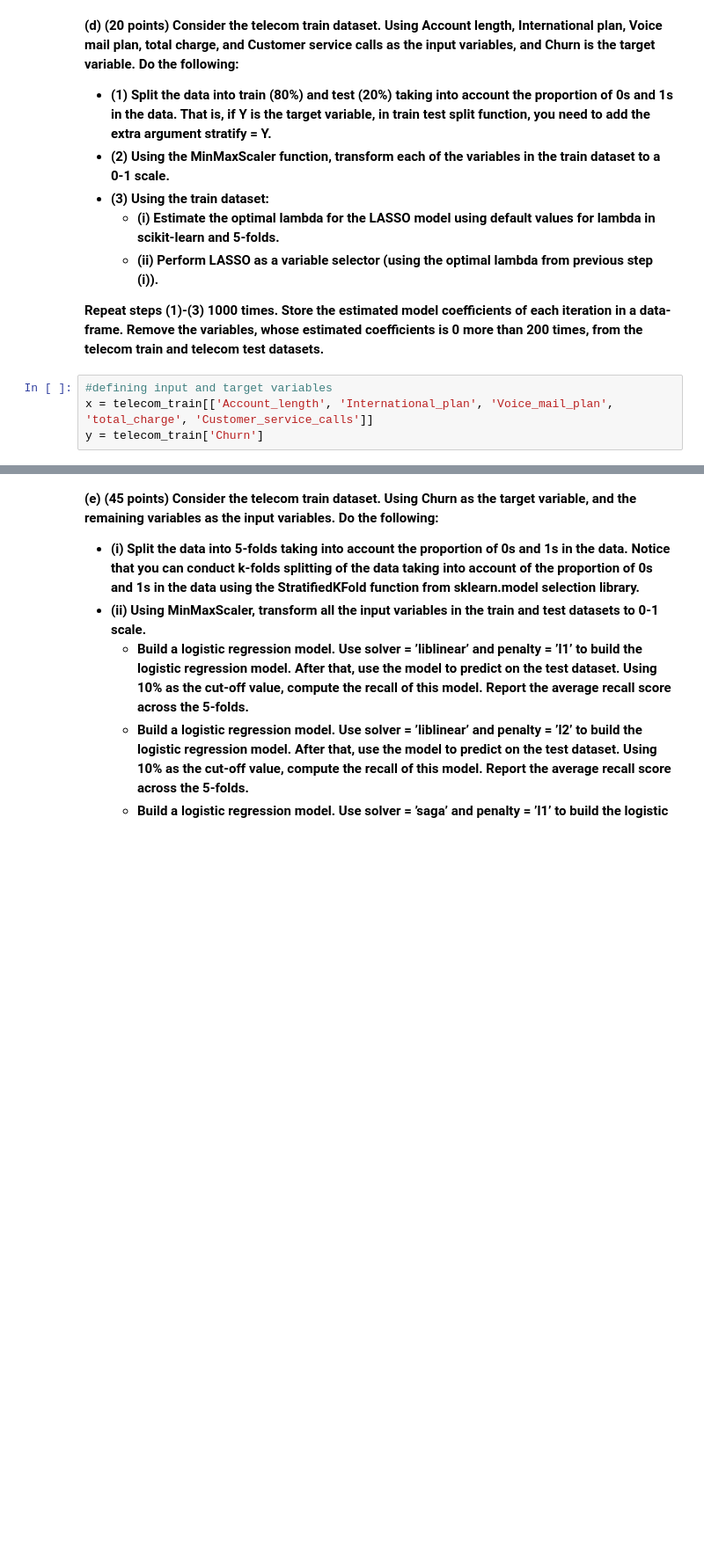
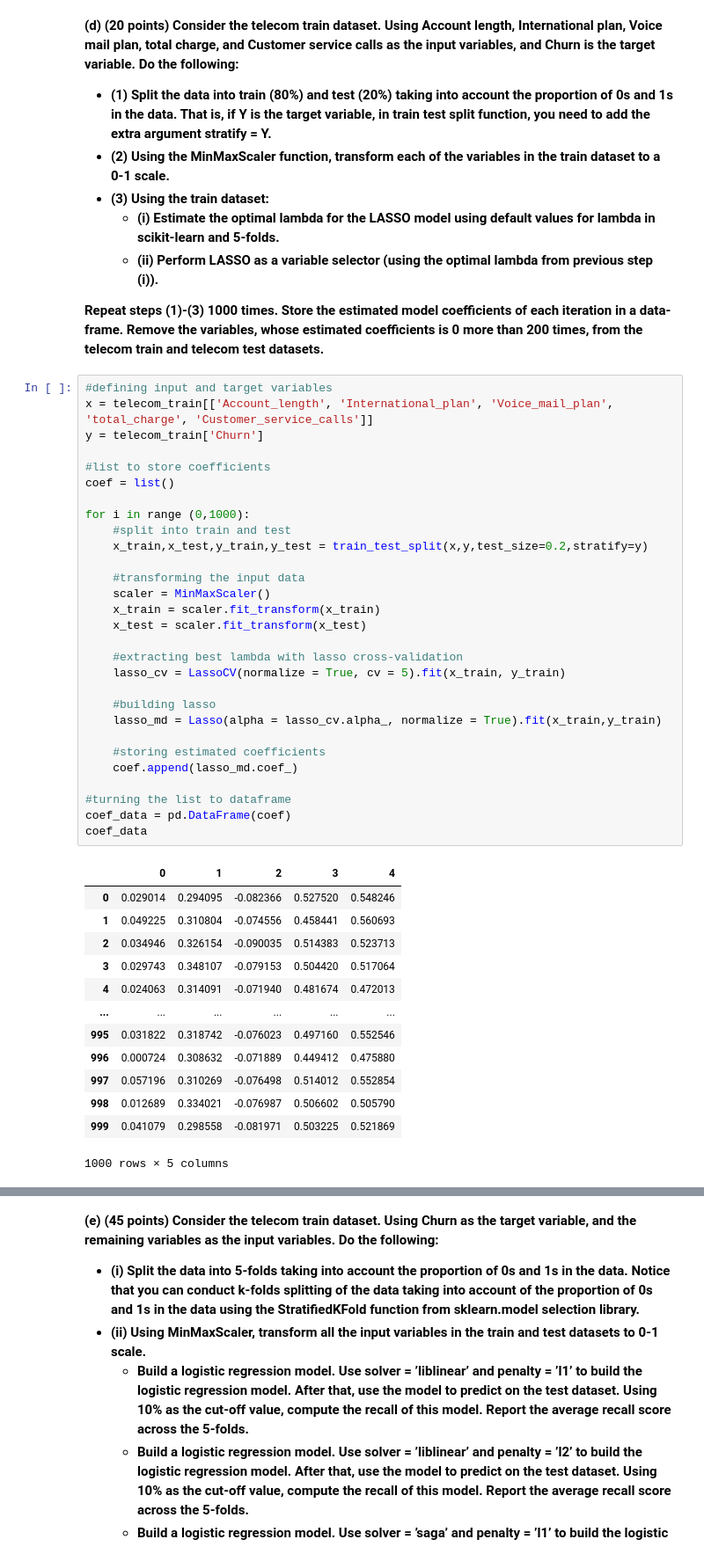
Before and after one commit to craigshaf50/DATA-445, a Jupyter notebook: Exams/Exam1/Exam1_Q2.ipynb, the cells around one changed output, grey strips where cells are left out. Shown at 88% size. Cells and saved outputs as stored; diff of their text form; blank space fills up the shorter version.

```diff
--- a/Exams/Exam1/Exam1_Q2.ipynb
+++ b/Exams/Exam1/Exam1_Q2.ipynb
@@ -127,7 +127,46 @@ telecom_test.head()
     - **(ii) Perform LASSO as a variable selector (using the optimal lambda from previous step (i)).**
 
 **Repeat steps (1)-(3) 1000 times. Store the estimated model coefficients of each iteration in a data-frame. Remove the variables, whose estimated coefficients is 0 more than 200 times, from the telecom train and telecom test datasets.**
-# %%
-#defining input and target variables
-x = telecom_train[['Account_length', 'International_plan', 'Voice_mail_plan', 'total_charge', 'Customer_service_calls']]
-y = telecom_train['Churn']
+# %%
+#defining input and target variables
+x = telecom_train[['Account_length', 'International_plan', 'Voice_mail_plan', 'total_charge', 'Customer_service_calls']]
+y = telecom_train['Churn']
+
+#list to store coefficients
+coef = list()
+
+for i in range (0,1000):
+    #split into train and test
+    x_train,x_test,y_train,y_test = train_test_split(x,y,test_size=0.2,stratify=y)
+
+    #transforming the input data
+    scaler = MinMaxScaler()
+    x_train = scaler.fit_transform(x_train)
+    x_test = scaler.fit_transform(x_test)
+
+    #extracting best lambda with lasso cross-validation
+    lasso_cv = LassoCV(normalize = True, cv = 5).fit(x_train, y_train)
+
+    #building lasso
+    lasso_md = Lasso(alpha = lasso_cv.alpha_, normalize = True).fit(x_train,y_train)
+
+    #storing estimated coefficients
+    coef.append(lasso_md.coef_)
+
+#turning the list to dataframe
+coef_data = pd.DataFrame(coef)
+coef_data
+# %% [output]
+|  | 0 | 1 | 2 | 3 | 4 |
+| 0 | 0.029014 | 0.294095 | -0.082366 | 0.527520 | 0.548246 |
+| 1 | 0.049225 | 0.310804 | -0.074556 | 0.458441 | 0.560693 |
+| 2 | 0.034946 | 0.326154 | -0.090035 | 0.514383 | 0.523713 |
+| 3 | 0.029743 | 0.348107 | -0.079153 | 0.504420 | 0.517064 |
+| 4 | 0.024063 | 0.314091 | -0.071940 | 0.481674 | 0.472013 |
+| ... | ... | ... | ... | ... | ... |
+| 995 | 0.031822 | 0.318742 | -0.076023 | 0.497160 | 0.552546 |
+| 996 | 0.000724 | 0.308632 | -0.071889 | 0.449412 | 0.475880 |
+| 997 | 0.057196 | 0.310269 | -0.076498 | 0.514012 | 0.552854 |
+| 998 | 0.012689 | 0.334021 | -0.076987 | 0.506602 | 0.505790 |
+| 999 | 0.041079 | 0.298558 | -0.081971 | 0.503225 | 0.521869 |
+1000 rows × 5 columns
```
Also changed, not shown: parts of 12 cells of this notebook, 1 other file.
